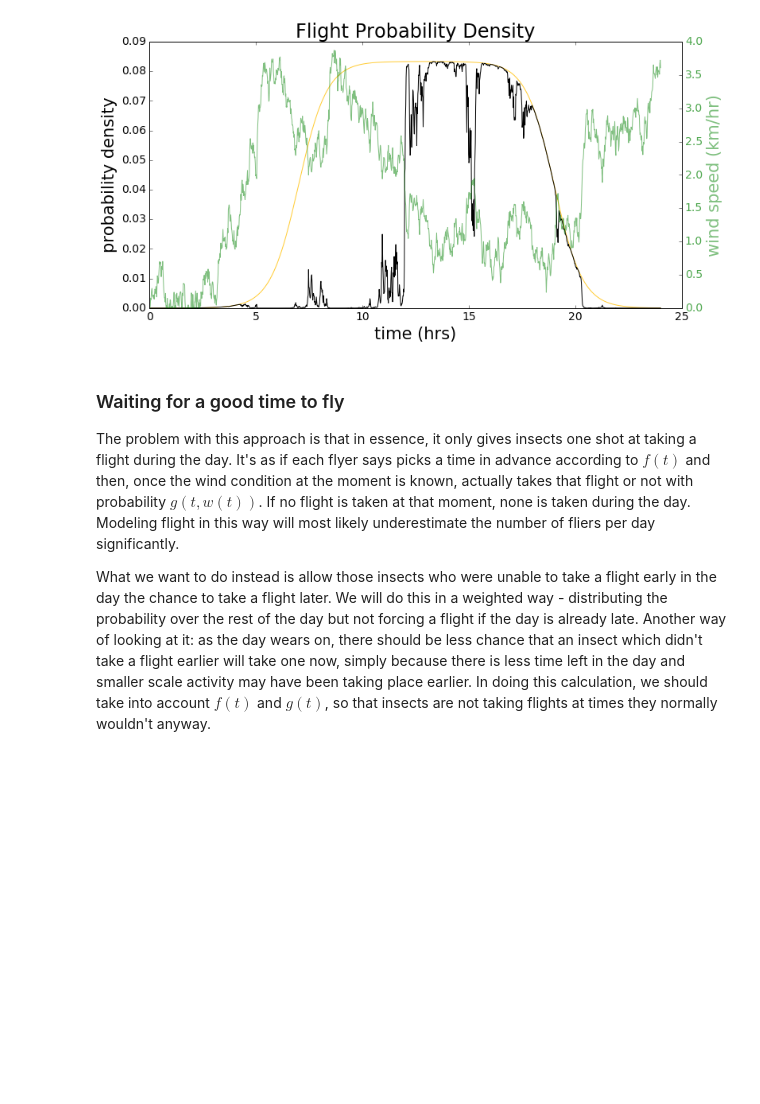
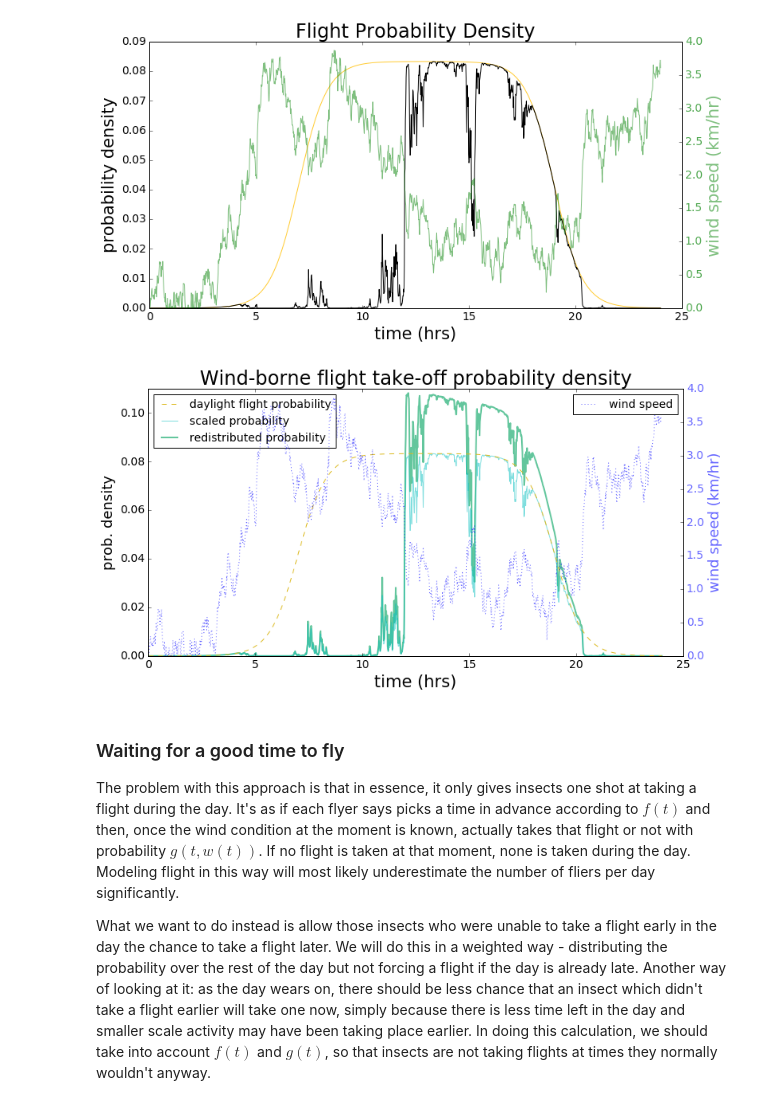
Before and after one commit to mountaindust/Parasitoids, a Jupyter notebook: analytic/docs/Flight_probability_functions.ipynb, the cells around one changed output. Cells and saved outputs as stored; diff of their text form; code cells hidden in the pictures; blank space fills up the shorter version.

Commit message:
Update ipynb with journal figure, and print line to Bayes_Run

```diff
--- a/analytic/docs/Flight_probability_functions.ipynb
+++ b/analytic/docs/Flight_probability_functions.ipynb
@@ -141,6 +141,42 @@ for t2 in ax2.get_yticklabels():
 plt.show()
 # %% [output]
 [figure]
+# %%
+# This cell is to reproduce the above for journal submission. It should be fine both in color and B/W.
+
+alpha_pow = 1
+min_vec = np.linspace(1,24*60,24*60)
+integral_avg = f_func*g_func/min_vec/np.amax(f_func)*np.cumsum((1-np.cumsum(f_func)**alpha_pow)*(f_func-f_func*g_func))
+h_func = f_func*g_func + integral_avg
+
+fig, ax1 = plt.subplots(figsize=(12,6),dpi=300)
+plt.title('Wind-borne flight take-off probability density',fontsize=24)
+ax1.plot(time_vec,f_func*60,'--',color='#DDBB22',alpha=1,label='daylight flight probability')
+ax1.hold(True)
+ax1.plot(time_vec,f_func*60*g_func,'c',alpha=0.5,zorder=1,label='scaled probability')
+ax1.plot(time_vec,h_func*60,linewidth=2,color='#2fb47c',alpha=0.75,zorder=0,label='redistributed probability')
+ax1.hold(False)
+ax1.set_xlim(0,24)
+ax1.set_ylabel('prob. density',fontsize=18)
+ax1.set_ylim(0,0.11)
+ax1.tick_params(axis='both', which='major', labelsize=14)
+ax1.set_xlabel('time (hrs)',fontsize=21)
+plt.legend(loc='upper left',fontsize=14)
+
+ax2 = ax1.twinx()
+ax2.plot(time_vec,wind,':b',alpha=0.6,label='wind speed') # wind speed
+ax2.set_xlabel('time (hrs)',fontsize=18)
+ax2.set_ylabel('wind speed (km/hr)',color='b',fontsize=18, alpha=0.6)
+ax2.set_ylim(0,4)
+ax2.tick_params(axis='both', which='major', labelsize=14)
+for t2 in ax2.get_yticklabels():
+    t2.set_color('b')
+    t2.set_alpha(0.6)
+plt.legend(loc='upper right',fontsize=14)
+#plt.savefig('flight_prob.eps',format='eps')
+plt.show()
+# %% [output]
+[figure, added]
 # %% [markdown]
 ### Waiting for a good time to fly
 
```
Also changed, not shown: 1 other file.
